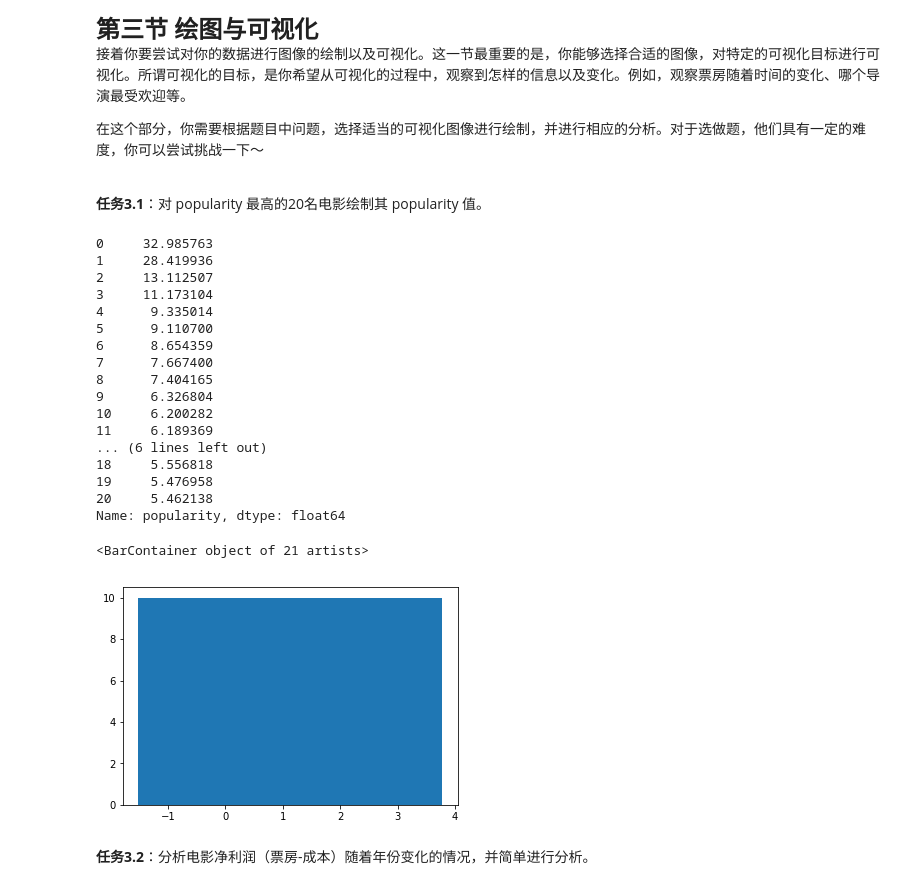
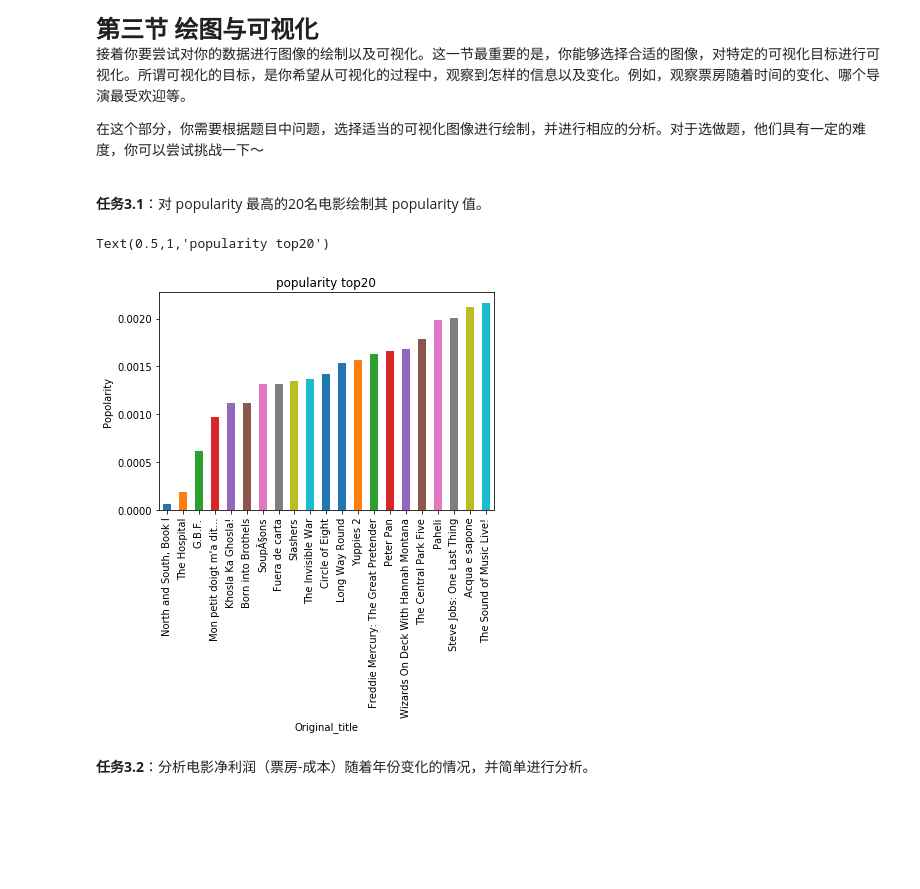
Before and after one commit to mengqqq/Udacity-ML, a Jupyter notebook: 探索电影数据集.ipynb, the cells around one changed output. Cells and saved outputs as stored; diff of their text form; code cells hidden in the pictures; blank space fills up the shorter version.

```diff
--- a/探索电影数据集.ipynb
+++ b/探索电影数据集.ipynb
@@ -288,35 +281,14 @@ emd.groupby(['director'])['popularity'].agg(["mean"]).head()
 在这个部分，你需要根据题目中问题，选择适当的可视化图像进行绘制，并进行相应的分析。对于选做题，他们具有一定的难度，你可以尝试挑战一下～<br/><br/>
 
 **任务3.1**：对 popularity 最高的20名电影绘制其 popularity 值。
-# %%
-popular_top20=emd['popularity'].sort_index()[:21]
-print(popular_top20)
-# %% [output]
-0     32.985763
-1     28.419936
-2     13.112507
-3     11.173104
-4      9.335014
-5      9.110700
-6      8.654359
-7      7.667400
-8      7.404165
-9      6.326804
-10     6.200282
-11     6.189369
-... (6 lines left out)
-18     5.556818
-19     5.476958
-20     5.462138
-Name: popularity, dtype: float64
-# %%
-#matplotlib.pyplot.bar(*args, **kwargs)
-log_popular_top20=np.log10(popular_top20)
-log_bin_edges=np.arange(2.5,log_popular_top20.max()+3,3)
-plt.bar(log_popular_top20, width=log_popular_top20.max()+3, height=10,align='center')
-# %% [output]
-<BarContainer object of 21 artists>
-[figure, removed]
+# %%
+popular_top20=emd.set_index("original_title")['popularity'].sort_values()[:21].plot(kind="bar")
+plt.ylabel("Popolarity")
+plt.xlabel("Original_title")
+plt.title("popularity top20")
+# %% [output]
+Text(0.5,1,'popularity top20')
+[figure, added]
 # %% [markdown]
 **任务3.2**：分析电影净利润（票房-成本）随着年份变化的情况，并简单进行分析。
 # %%
```
Also changed, not shown: parts of 10 cells of this notebook.
